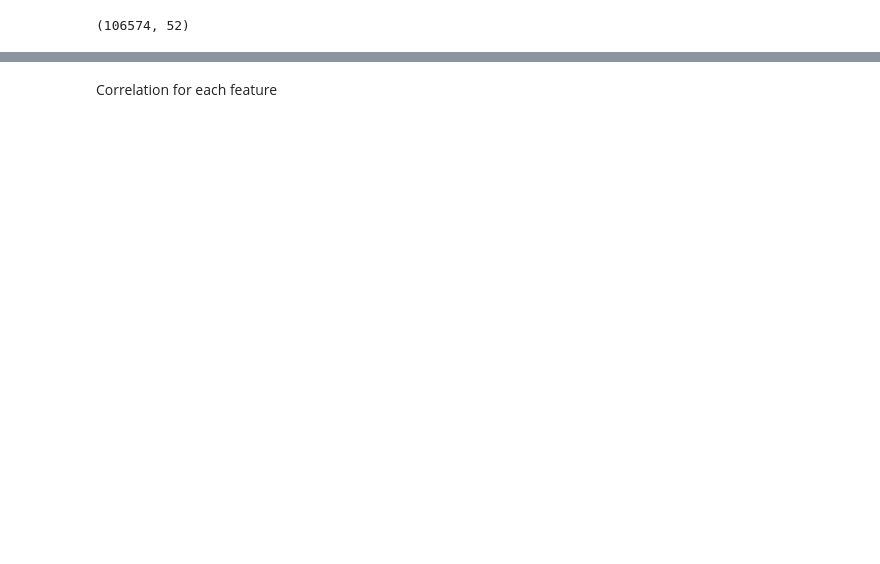
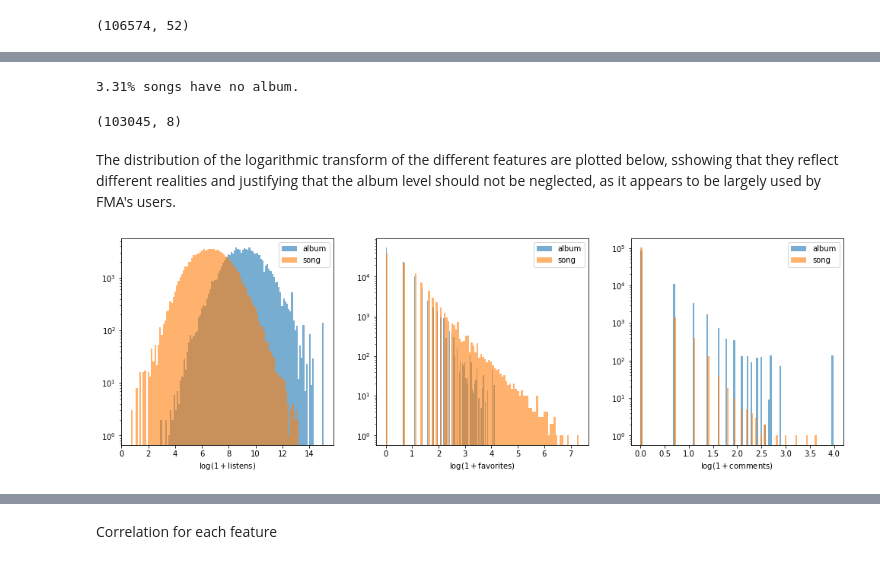
Before and after one commit to Glorf/DH-401, a Jupyter notebook: milestone3.ipynb, the cells around one changed output, grey strips where cells are left out. Drawn from its saved outputs; the diff is of its cells as text; code cells hidden in the pictures; blank space fills up the shorter version.

```diff
--- a/milestone3.ipynb
+++ b/milestone3.ipynb
@@ -98,0 +184,14 @@ for pop_feat in POP_FEATURES:
+# %%
+# songs without albums have -1 as count for listens, favorites, comments
+no_album = pop_df.album_listens < 0
+print("{0:.2f}% songs have no album.".format(100*np.sum(no_album)/len(pop_df)))
+# %% [output]
+3.31% songs have no album.
+# %%
+# keeping only songs with album informations
+pop_df = pop_df[~no_album].copy()
+pop_df.shape
+# %% [output]
+(103045, 8)
+# %% [markdown]
+The distribution of the logarithmic transform of the different features are plotted below, sshowing that they reflect different realities and justifying that the album level should not be neglected, as it appears to be largely used by FMA's users.
@@ -98,0 +202,13 @@ for pop_feat in POP_FEATURES:
+# %%
+f, axes = plt.subplots(nrows=1,ncols=3, sharex=False)
+
+for ax, feat in zip(axes, POP_FEATURES) :
+    ax.hist(log_transform(pop_df["album_"+feat]), bins=100, alpha=0.6, label="album")
+    ax.hist(log_transform(pop_df[feat]), bins=100, alpha=0.6, label="song")
+    ax.set_xlabel(r"$\log(1+$"+feat+"$)$")
+    ax.legend()
+    ax.semilogy()
+plt.legend()
+plt.show()
+# %% [output]
+[figure, added]
```
Also changed, not shown: parts of 33 cells of this notebook.
